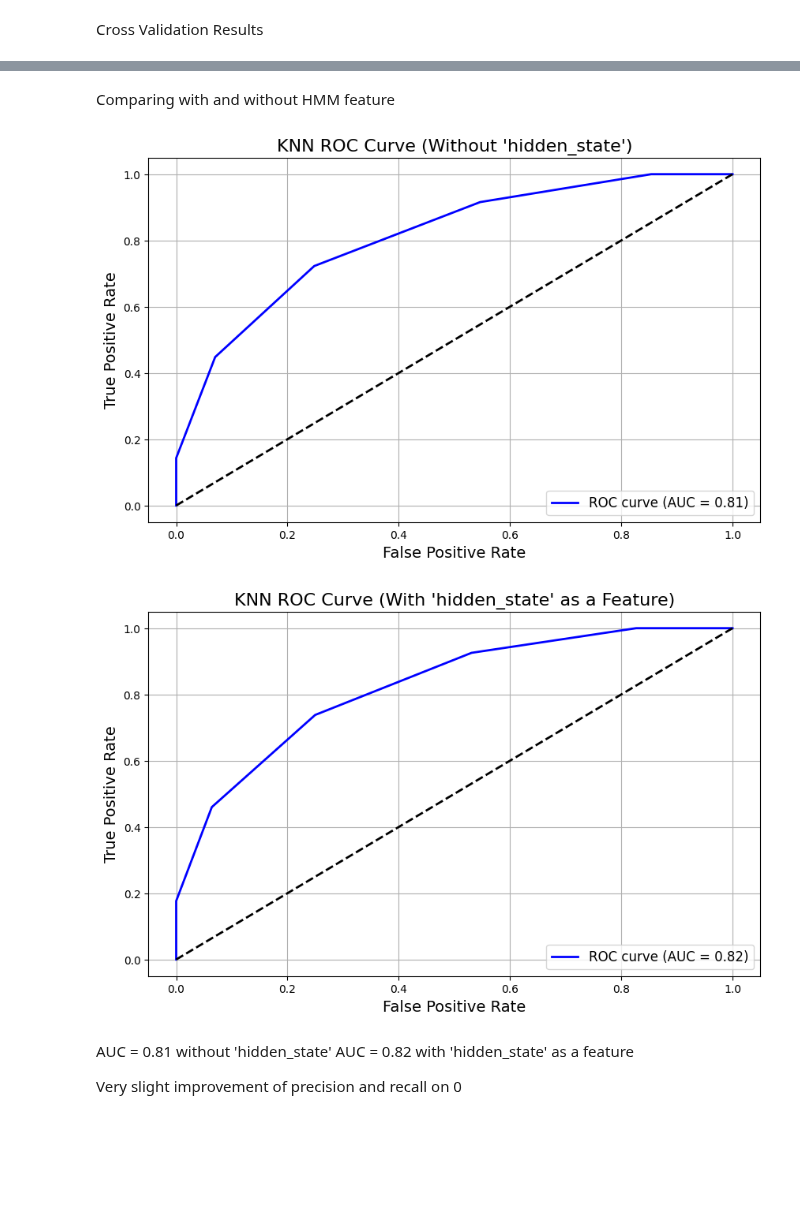
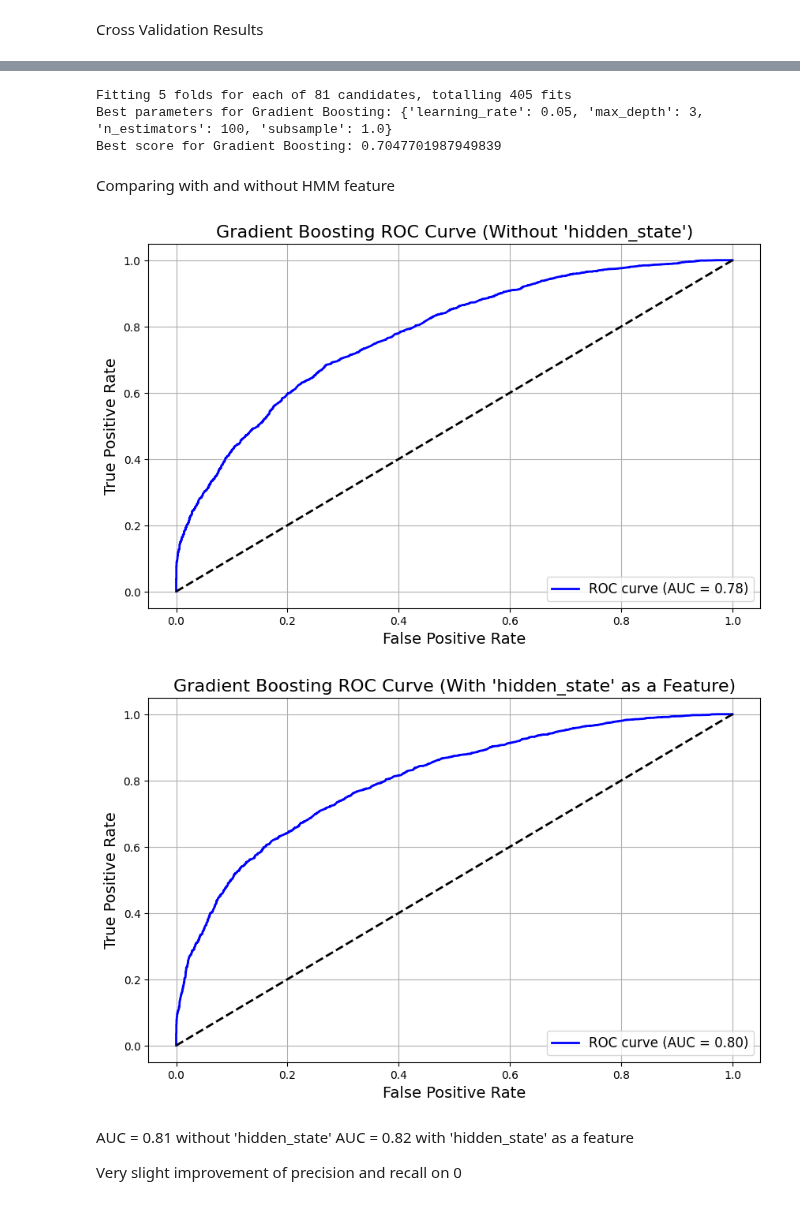
Before and after one commit to gracesosa/RealEstate_TrendClassification, a Jupyter notebook: Notebooks/DataPreprocessing_Modeling.ipynb, the cells around one changed output, grey strips where cells are left out. Drawn from its saved outputs; the diff is of its cells as text; code cells hidden in the pictures; blank space fills up the shorter version.

Commit message:
Gradient Boosting best model

```diff
--- a/Notebooks/DataPreprocessing_Modeling.ipynb
+++ b/Notebooks/DataPreprocessing_Modeling.ipynb
@@ -387,7 +386,6 @@ plt.show()
 # %%
 # Step 4: Train HMM on aggregated data
-optimal_n = 7
+optimal_n = 5
 hmm_model = GaussianHMM(n_components=optimal_n, n_iter=1000, random_state=42)  # 3 states: Decrease, Stable, Increase
-#hmm_model.fit(X_train_discretized)
 hmm_model.fit(X_train)
 # %% [output]
@@ -584,0 +659,34 @@ Fit times: [0.34125376 0.41796613 0.34555578 0.34208655 0.32509851]
+# %%
+from sklearn.ensemble import GradientBoostingClassifier
+from sklearn.model_selection import GridSearchCV
+
+# Define the parameter grid for the Gradient Boosting Classifier
+param_grid_gbc = {
+    'n_estimators': [50, 100, 150],
+    'learning_rate': [0.01, 0.05, 0.1],
+    'max_depth': [3, 5, 7],
+    'subsample': [0.8, 0.9, 1.0]
+}
+
+# Initialize the Gradient Boosting model
+gbc = GradientBoostingClassifier(random_state=42)
+
+# Initialize GridSearchCV with 5-fold cross-validation
+grid_search_gbc = GridSearchCV(estimator=gbc, param_grid=param_grid_gbc, cv=5, n_jobs=-1, verbose=2)
+
+# Fit the grid search to the training data
+grid_search_gbc.fit(X_test_df[['normalized_price', 'MA', 'bedrooms', 'hidden_state']], y_test)
+
+# Best parameters and best score
+print("Best parameters for Gradient Boosting:", grid_search_gbc.best_params_)
+print("Best score for Gradient Boosting:", grid_search_gbc.best_score_)
+
+# Get the best model from grid search
+best_gbc = grid_search_gbc.best_estimator_
+
+# Make predictions with the best model
+gbc_predictions = best_gbc.predict(X_test_df[['normalized_price', 'MA', 'bedrooms', 'hidden_state']])
+# %% [output]
+Fitting 5 folds for each of 81 candidates, totalling 405 fits
+Best parameters for Gradient Boosting: {'learning_rate': 0.05, 'max_depth': 3, 'n_estimators': 100, 'subsample': 1.0}
+Best score for Gradient Boosting: 0.7047701987949839
@@ -629,39 +744,39 @@ from sklearn.metrics import roc_curve, auc
 
 def plot_roc_curve_binary(y_true, y_proba, title):
     """
     Plots the ROC curve for binary classification predictions.
 
     Parameters:
     - y_true: Array-like, true labels (binary)
     - y_proba: Array-like, predicted probabilities for the positive class
 
     Output:
     - Displays the ROC curve with AUC score.
     """
     fpr, tpr, thresholds = roc_curve(y_true, y_proba)
     roc_auc = auc(fpr, tpr)
 
     # Plot ROC curve
     plt.figure(figsize=(10, 6))
     plt.plot(fpr, tpr, color='b', lw=2, label=f'ROC curve (AUC = {roc_auc:.2f})')
     plt.plot([0, 1], [0, 1], 'k--', lw=2)  # Diagonal line
     plt.title(title, fontsize=16)
     plt.xlabel("False Positive Rate", fontsize=14)
     plt.ylabel("True Positive Rate", fontsize=14)
     plt.legend(loc="lower right", fontsize=12)
     plt.grid()
     plt.show()
 
 # For the ROC curve with the KNN model without hidden states
-knn_probabilities_bl = knn_bl.predict_proba(X_test_df[['normalized_price', 'MA', 'bedrooms']])[:, 1]
-plot_roc_curve_binary(y_test, knn_probabilities_bl, title="KNN ROC Curve (Without 'hidden_state')")
+gbc_probabilities_bl = gbc_bl.predict_proba(X_test_df[['normalized_price', 'MA', 'bedrooms']])[:, 1]
+plot_roc_curve_binary(y_test, gbc_probabilities_bl, title="Gradient Boosting ROC Curve (Without 'hidden_state')")
 
 # For the ROC curve with the KNN model with hidden states
-knn_probabilities_hmm = knn.predict_proba(X_test_df[['normalized_price', 'MA', 'bedrooms', 'hidden_state']])[:, 1]
-plot_roc_curve_binary(y_test, knn_probabilities_hmm, title="KNN ROC Curve (With 'hidden_state' as a Feature)")
+gbc_probabilities_hmm = gbc.predict_proba(X_test_df[['normalized_price', 'MA', 'bedrooms', 'hidden_state']])[:, 1]
+plot_roc_curve_binary(y_test, gbc_probabilities_hmm, title="Gradient Boosting ROC Curve (With 'hidden_state' as a Feature)")
 # %% [output]
-[figure, old version]
+[figure, new version]
-[figure, old version]
+[figure, new version]
 # %% [markdown]
 AUC = 0.81 without 'hidden_state'
 AUC = 0.82 with 'hidden_state' as a feature
```
Also changed, not shown: parts of 16 cells of this notebook.
